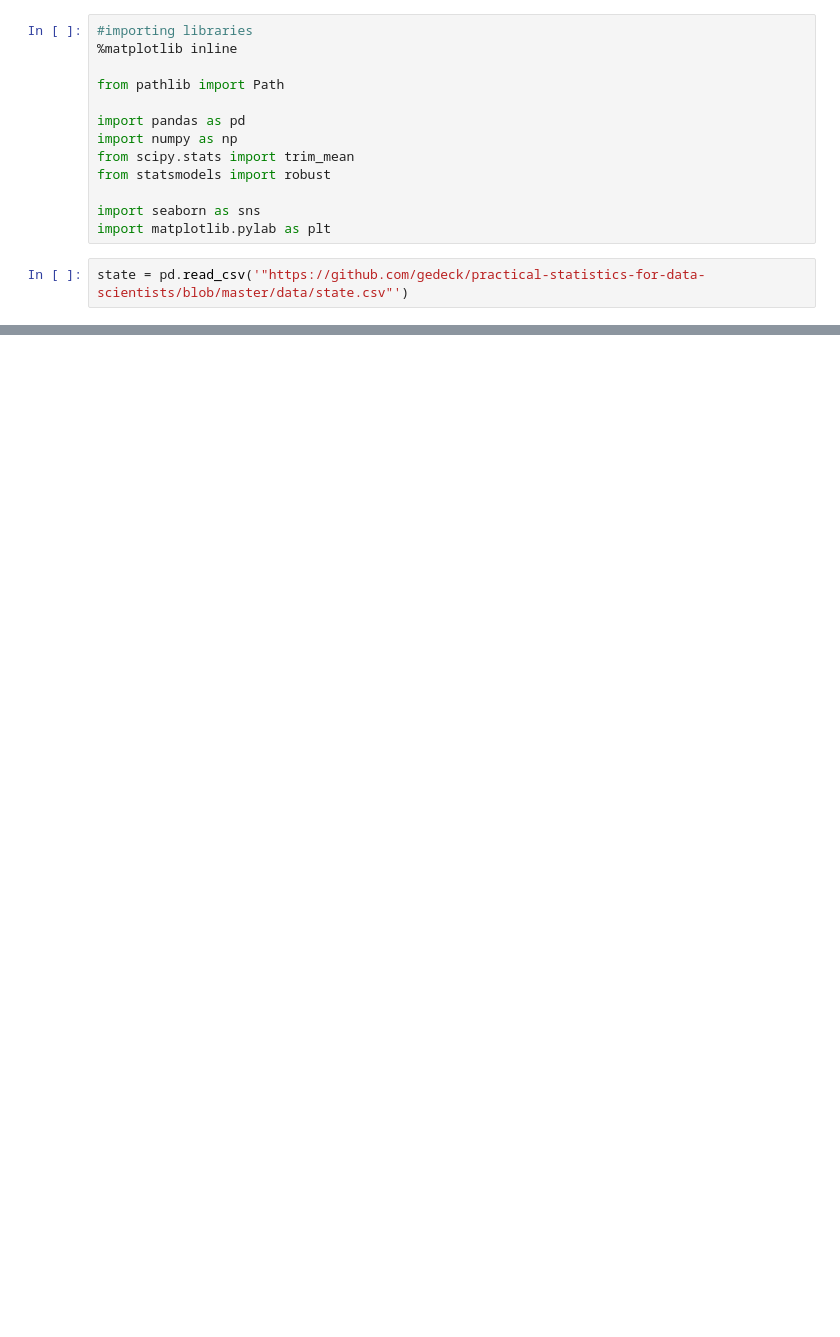
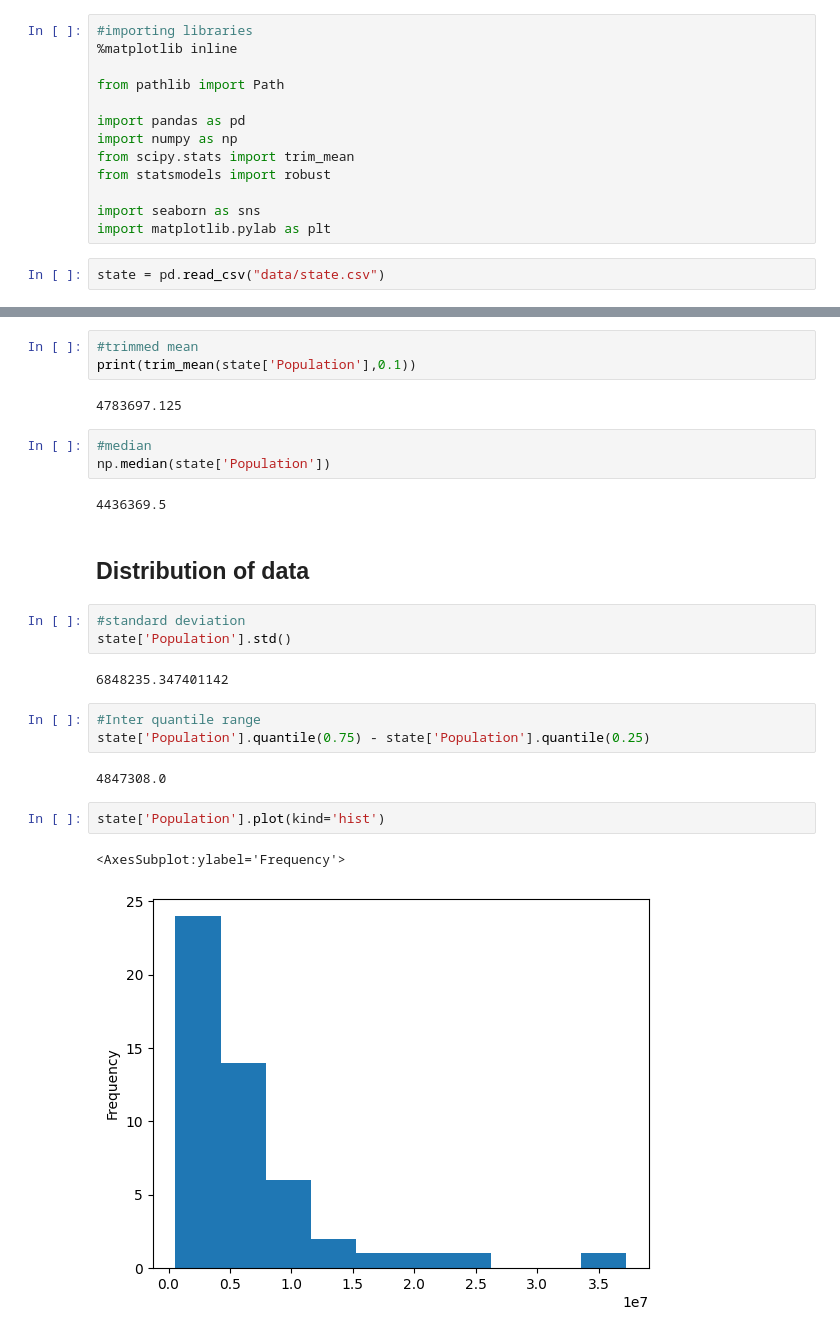
Before and after one commit to yogeshtak/Machine_Learning, a Jupyter notebook: Statistical Concepts/EDA.ipynb, the cells around one changed output, grey strips where cells are left out. Saved outputs shown, nothing was run; the diff lists cells and outputs as text; blank space fills up the shorter version.

```diff
--- a/Statistical Concepts/EDA.ipynb
+++ b/Statistical Concepts/EDA.ipynb
@@ -21,4 +12,4 @@ from statsmodels import robust
 import seaborn as sns
 import matplotlib.pylab as plt
 # %%
-state = pd.read_csv('"https://github.com/gedeck/practical-statistics-for-data-scientists/blob/master/data/state.csv"')
+state = pd.read_csv("data/state.csv")
@@ -26,0 +34,27 @@ ImportError: Missing optional dependency 'fsspec'.  Use pip or conda to install
+# %%
+#trimmed mean
+print(trim_mean(state['Population'],0.1))
+# %% [output]
+4783697.125
+# %%
+#median
+np.median(state['Population'])
+# %% [output]
+4436369.5
+# %% [markdown]
+## Distribution of data
+# %%
+#standard deviation
+state['Population'].std()
+# %% [output]
+6848235.347401142
+# %%
+#Inter quantile range
+state['Population'].quantile(0.75) - state['Population'].quantile(0.25)
+# %% [output]
+4847308.0
+# %%
+state['Population'].plot(kind='hist')
+# %% [output]
+<AxesSubplot:ylabel='Frequency'>
+[figure, added]
```
Also changed, not shown: parts of 28 cells of this notebook.
